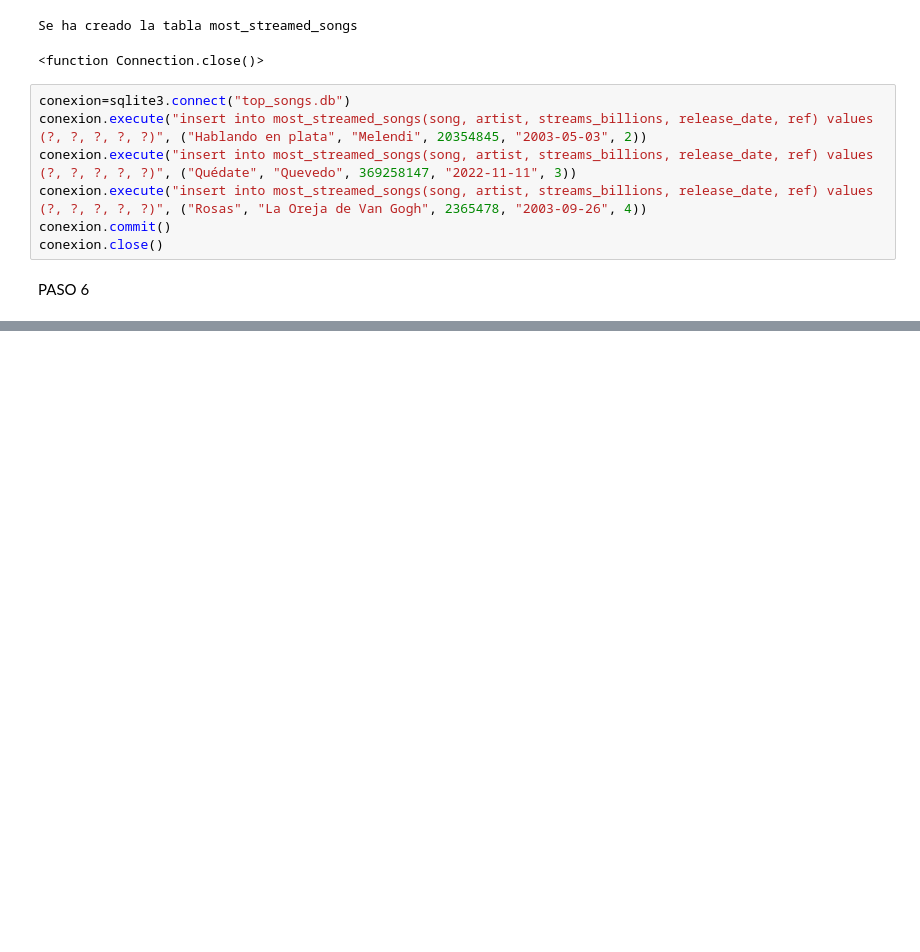
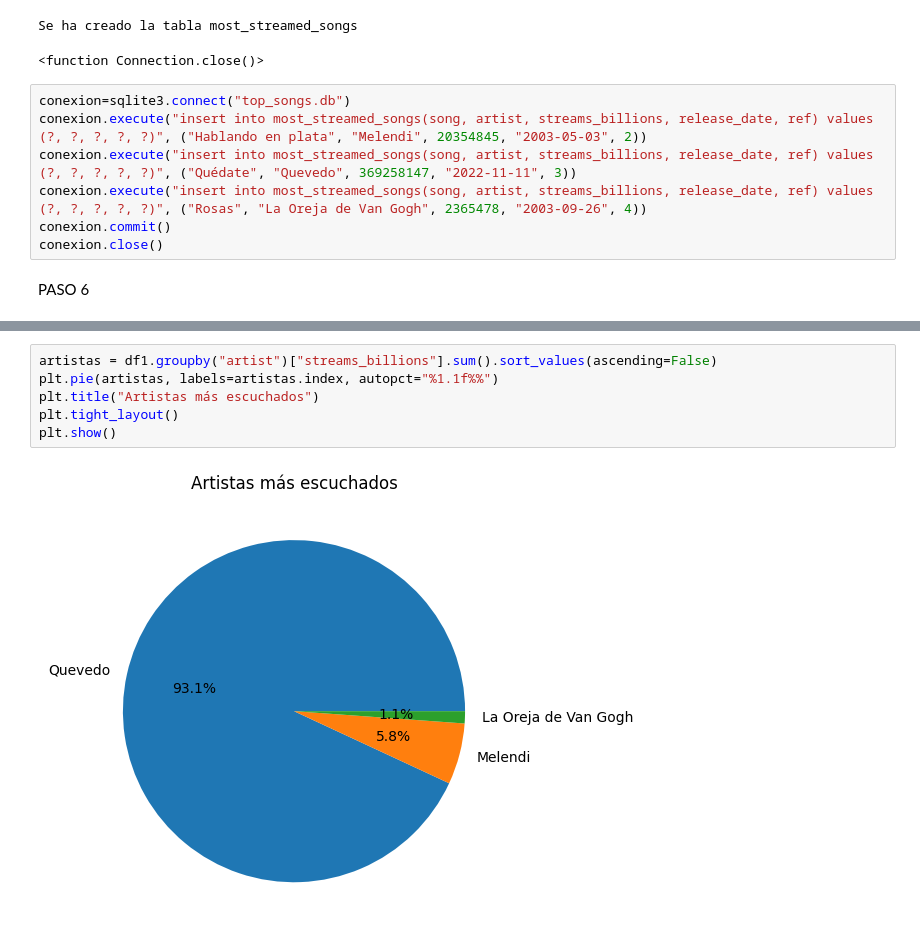
Before and after one commit to 4GeeksAcademy/esanchez_web_scraping, a Jupyter notebook: src/explore.ipynb, the cells around one changed output, grey strips where cells are left out. Saved outputs shown, nothing was run; the diff lists cells and outputs as text; blank space fills up the shorter version.

```diff
--- a/src/explore.ipynb
+++ b/src/explore.ipynb
@@ -105,0 +172,8 @@ conexion.close()
+# %%
+artistas = df1.groupby("artist")["streams_billions"].sum().sort_values(ascending=False)
+plt.pie(artistas, labels=artistas.index, autopct="%1.1f%%")
+plt.title("Artistas más escuchados")
+plt.tight_layout()
+plt.show()
+# %% [output]
+[figure, added]
```
Also changed, not shown: parts of 8 cells of this notebook, 1 other file.
